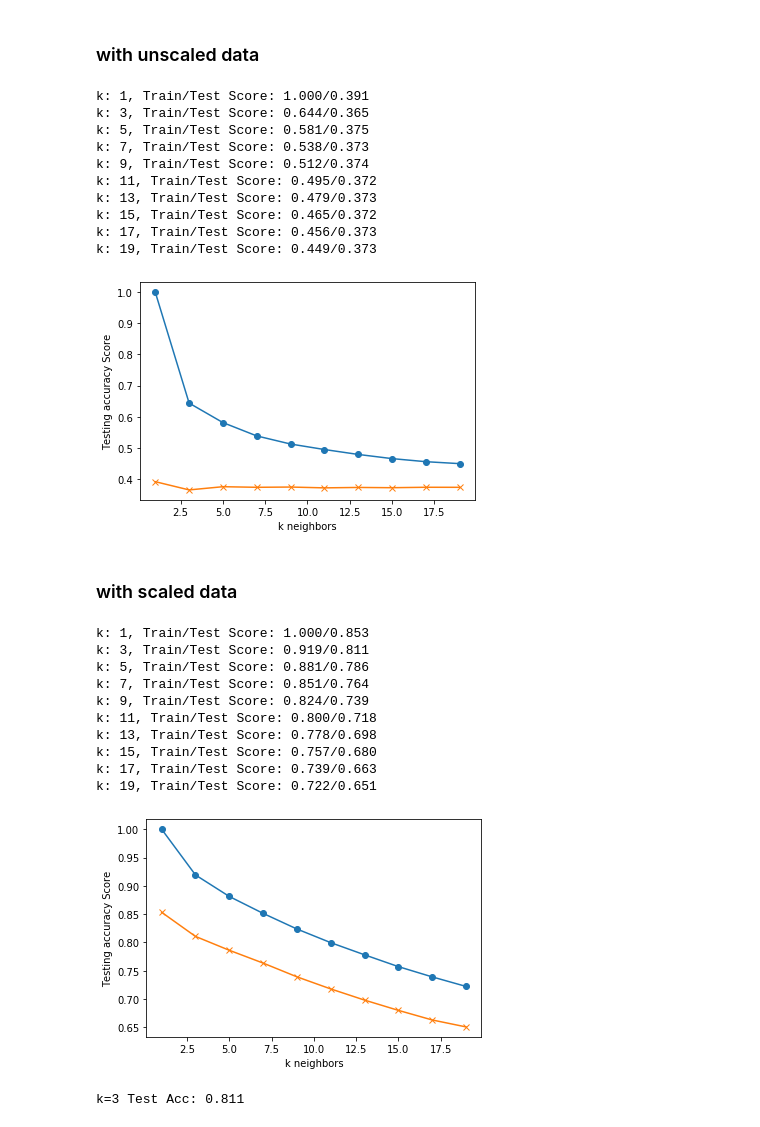
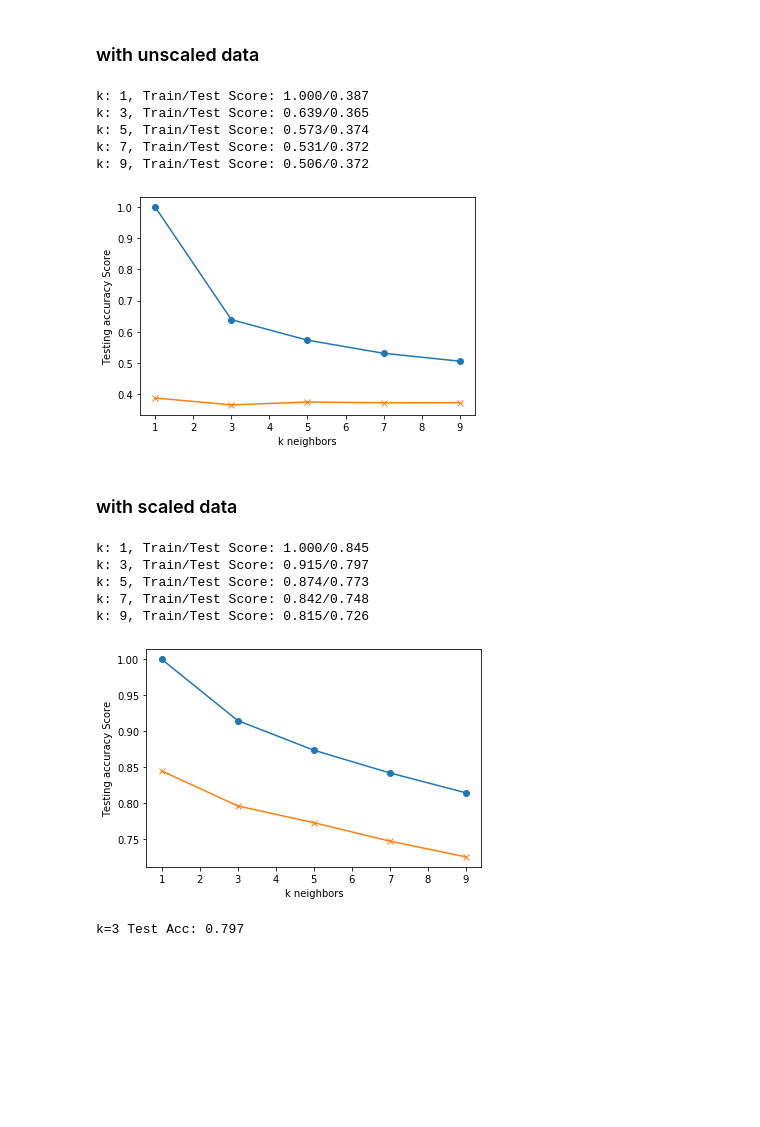
Before and after one commit to AndriyKDA/project_4, a Jupyter notebook: 3_sec_model_KNN.ipynb, the cells around one changed output. Cells and saved outputs as stored; diff of their text form; code cells hidden in the pictures; blank space fills up the shorter version.

```diff
--- a/3_sec_model_KNN.ipynb
+++ b/3_sec_model_KNN.ipynb
@@ -8,5 +10,5 @@ import pandas as pd
 # %%
 #url = 'Resources/fma_3secs.csv'
-orignial_df = pd.read_csv(Path('Resources/fma_3secs.csv'))
+orignial_df = pd.read_csv(Path('Resources/model_data_3sec.csv'))
 orignial_df
 # %% [output]
@@ -26,6 +28,6 @@ orignial_df
 # %%
 #drop label and filename columns
-X = orignial_df.drop(['label','filename'], axis=1)
+X = orignial_df.drop(['Unnamed: 0','label','filename'], axis=1)
 # get label values
 y = orignial_df['label']
 y.unique()
@@ -56,7 +58,7 @@ X_train, X_test, y_train, y_test = train_test_split(X, y)
 # %%
 train_scores = []
 test_scores = []
-for k in range(1, 20, 2):
+for k in range(1, 10, 2):
     knn = KNeighborsClassifier(n_neighbors=k)
     knn.fit(X_train, y_train)
     train_score = knn.score(X_train, y_train)
@@ -66,23 +68,18 @@ for k in range(1, 20, 2):
     print(f"k: {k}, Train/Test Score: {train_score:.3f}/{test_score:.3f}")
 
 
-plt.plot(range(1, 20, 2), train_scores, marker='o')
-plt.plot(range(1, 20, 2), test_scores, marker="x")
+plt.plot(range(1, 10, 2), train_scores, marker='o')
+plt.plot(range(1, 10, 2), test_scores, marker="x")
 plt.xlabel("k neighbors")
 plt.ylabel("Testing accuracy Score")
 plt.show()
 # %% [output]
-k: 1, Train/Test Score: 1.000/0.391
-k: 3, Train/Test Score: 0.644/0.365
-k: 5, Train/Test Score: 0.581/0.375
-k: 7, Train/Test Score: 0.538/0.373
-k: 9, Train/Test Score: 0.512/0.374
-k: 11, Train/Test Score: 0.495/0.372
-k: 13, Train/Test Score: 0.479/0.373
-k: 15, Train/Test Score: 0.465/0.372
-k: 17, Train/Test Score: 0.456/0.373
-k: 19, Train/Test Score: 0.449/0.373
+k: 1, Train/Test Score: 1.000/0.387
+k: 3, Train/Test Score: 0.639/0.365
+k: 5, Train/Test Score: 0.573/0.374
+k: 7, Train/Test Score: 0.531/0.372
+k: 9, Train/Test Score: 0.506/0.372
-[figure, old version]
+[figure, new version]
 # %% [markdown]
 ### with scaled data
 # %%
@@ -94,39 +91,34 @@ X_test_scaled = X_scaler.transform(X_test)
 # %%
 train_scores = []
 test_scores = []
-for k in range(1, 20, 2):
+for k in range(1, 10, 2):
     knn = KNeighborsClassifier(n_neighbors=k)
     knn.fit(X_train_scaled, y_train)
     train_score = knn.score(X_train_scaled, y_train)
     test_score = knn.score(X_test_scaled, y_test)
     train_scores.append(train_score)
     test_scores.append(test_score)
     print(f"k: {k}, Train/Test Score: {train_score:.3f}/{test_score:.3f}")
 
 
-plt.plot(range(1, 20, 2), train_scores, marker='o')
-plt.plot(range(1, 20, 2), test_scores, marker="x")
+plt.plot(range(1, 10, 2), train_scores, marker='o')
+plt.plot(range(1, 10, 2), test_scores, marker="x")
 plt.xlabel("k neighbors")
 plt.ylabel("Testing accuracy Score")
 plt.show()
 # %% [output]
-k: 1, Train/Test Score: 1.000/0.853
-k: 3, Train/Test Score: 0.919/0.811
-k: 5, Train/Test Score: 0.881/0.786
-k: 7, Train/Test Score: 0.851/0.764
-k: 9, Train/Test Score: 0.824/0.739
-k: 11, Train/Test Score: 0.800/0.718
-k: 13, Train/Test Score: 0.778/0.698
-k: 15, Train/Test Score: 0.757/0.680
-k: 17, Train/Test Score: 0.739/0.663
-k: 19, Train/Test Score: 0.722/0.651
+k: 1, Train/Test Score: 1.000/0.845
+k: 3, Train/Test Score: 0.915/0.797
+k: 5, Train/Test Score: 0.874/0.773
+k: 7, Train/Test Score: 0.842/0.748
+k: 9, Train/Test Score: 0.815/0.726
-[figure, old version]
+[figure, new version]
 # %%
 knn = KNeighborsClassifier(n_neighbors=3)
 knn.fit(X_train_scaled, y_train)
 print('k=3 Test Acc: %.3f' % knn.score(X_test_scaled, y_test))
 # %% [output]
-k=3 Test Acc: 0.811
+k=3 Test Acc: 0.797
 # %%
 predictions = knn.predict(X_test_scaled)
 pd.DataFrame({"Prediction": predictions, "Actual": y_test})
```
Also changed, not shown: parts of 11 cells of this notebook, 13 other files.
